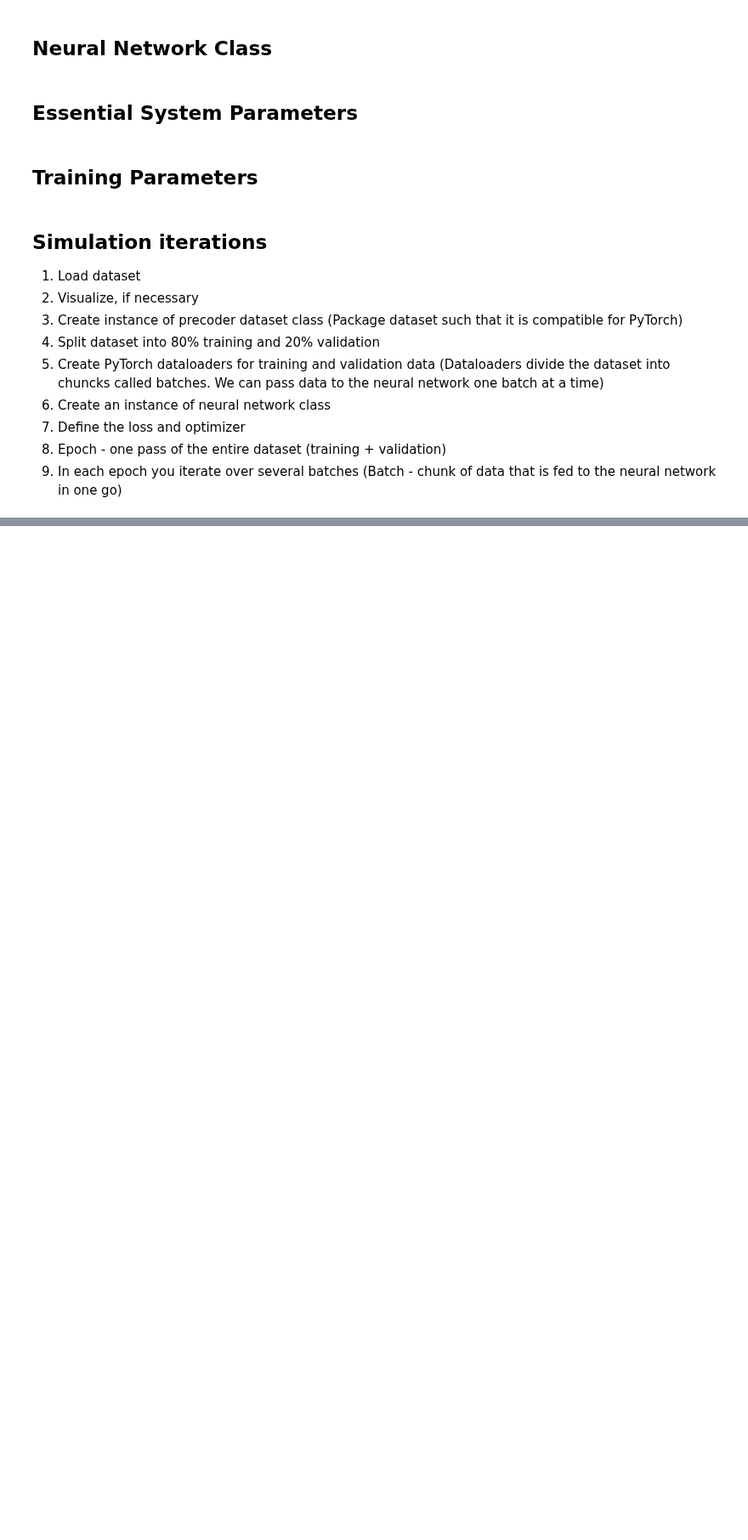
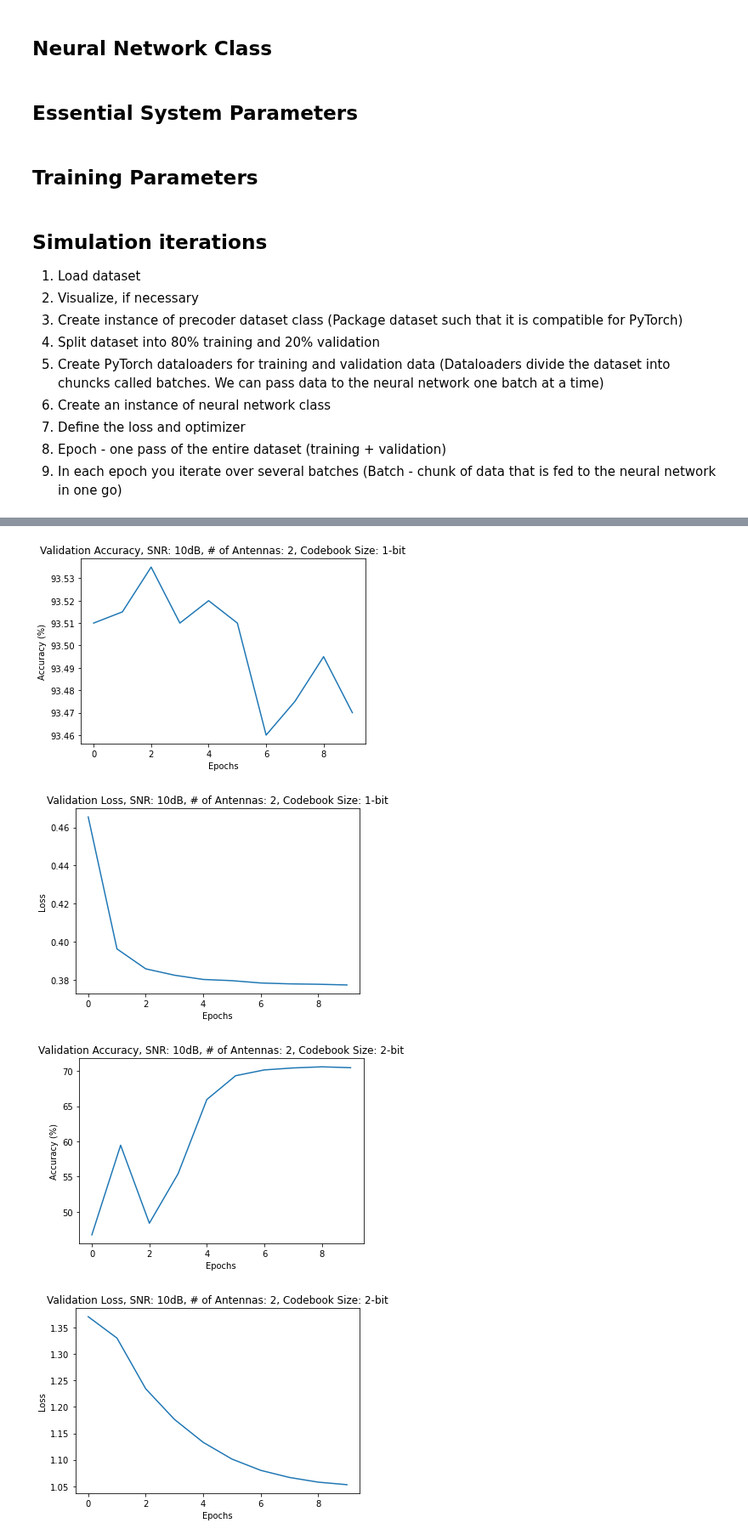
Before and after one commit to akyerr/Phy-Layer-Security-ML, a Jupyter notebook: PLSDemod_ML.ipynb, the cells around one changed output, grey strips where cells are left out. Shown at 85% size. Saved outputs shown, nothing was run; the diff lists cells and outputs as text; code cells hidden in the pictures; blank space fills up the shorter version.

Commit message:
Add graphing abilities
Adds graphing based on two new buffers that store loss and accuracy. Needs to be refined.

```diff
--- a/PLSDemod_ML.ipynb
+++ b/PLSDemod_ML.ipynb
@@ -77,7 +77,7 @@ class Model(torch.nn.Module):
         self.fc2 = nn.Linear(in_features=100, out_features=100)
         self.output = nn.Linear(in_features=100, out_features=output_size)
         self.relu = torch.nn.ReLU()
-        self.softmax = torch.nn.Softmax()
+        self.softmax = torch.nn.Softmax(dim=output_size)
 
     def forward(self, x):
         # define NN connections here, output of last layer is pred
@@ -98,7 +98,7 @@ visual = 0
 ## Training Parameters
 # %%
 learning_rate = 0.01
-num_epochs = 100 # Number of times you go through the whole dataset
+num_epochs = 10 # Number of times you go through the whole dataset
 # %% [markdown]
 ## Simulation iterations
 1. Load dataset
@@ -112,0 +244,20 @@ num_epochs = 100 # Number of times you go through the whole dataset
+# %%
+for SNR in range(len(SNR_dB)):
+    for ant in range(len(num_ant)):
+        for bit in range((len(bit_codebook))):
+                plt.plot(validation_accuracy[SNR, ant, bit, :])
+                plt.title(f'Validation Accuracy, SNR: {SNR_dB[SNR]}dB, # of Antennas: {num_ant[ant]}, Codebook Size: {bit_codebook[bit]}-bit')
+                plt.xlabel('Epochs')
+                plt.ylabel('Accuracy (%)')
+                plt.show()
+
+                plt.plot(validation_loss_buffer[SNR, ant, bit, :])
+                plt.title(f'Validation Loss, SNR: {SNR_dB[SNR]}dB, # of Antennas: {num_ant[ant]}, Codebook Size: {bit_codebook[bit]}-bit')
+                plt.xlabel('Epochs')
+                plt.ylabel('Loss')
+                plt.show()
+# %% [output]
+[figure, added]
+[figure, added]
+[figure, added]
+[figure, added]
```
Also changed, not shown: parts of 7 cells of this notebook, 1 other file.
